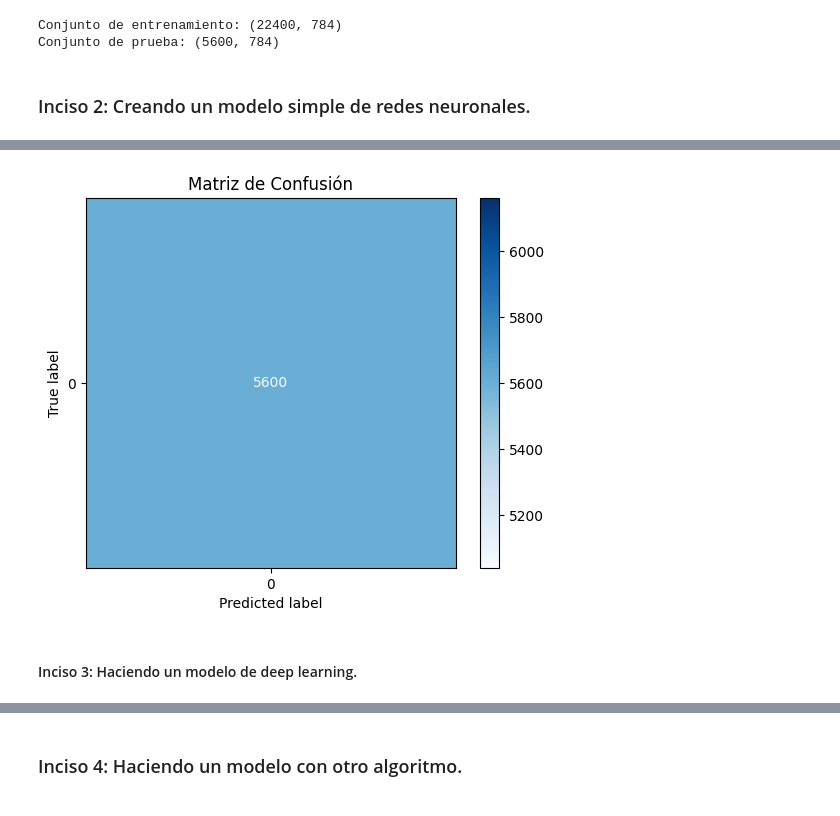
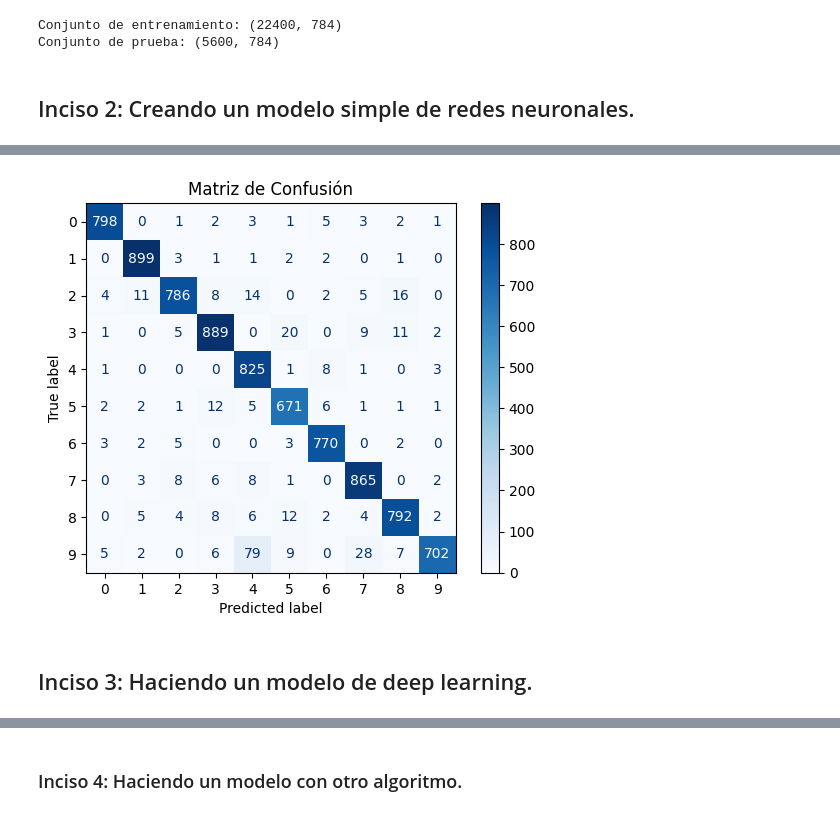
Before and after one commit to Javier19-cmd/Lab3-Data, a Jupyter notebook: lab.ipynb, the cells around one changed output, grey strips where cells are left out. Drawn from its saved outputs; the diff is of its cells as text; code cells hidden in the pictures.

```diff
--- a/lab.ipynb
+++ b/lab.ipynb
@@ -151,8 +151,10 @@ print("Conjunto de prueba:", test_data.shape)
 Conjunto de entrenamiento: (22400, 784)
 Conjunto de prueba: (5600, 784)
 # %% [markdown]
-### Inciso 2: Creando un modelo simple de redes neuronales.
+## Inciso 2: Creando un modelo simple de redes neuronales.
 # %%
+data = pd.read_csv("train.csv")
+
 # Separando las características (píxeles) y etiquetas
 X = data.iloc[:, 1:]  # Todas las columnas de píxeles
 y = data.iloc[:, 0]   # Columna de etiquetas
@@ -215,4 +217,4 @@ Precisión en el conjunto de prueba: 1.0
-[figure, old version]
+[figure, new version]
 # %% [markdown]
-#### Inciso 3: Haciendo un modelo de deep learning.
+## Inciso 3: Haciendo un modelo de deep learning.
 # %%
```
Also changed, not shown: parts of 7 cells of this notebook.
